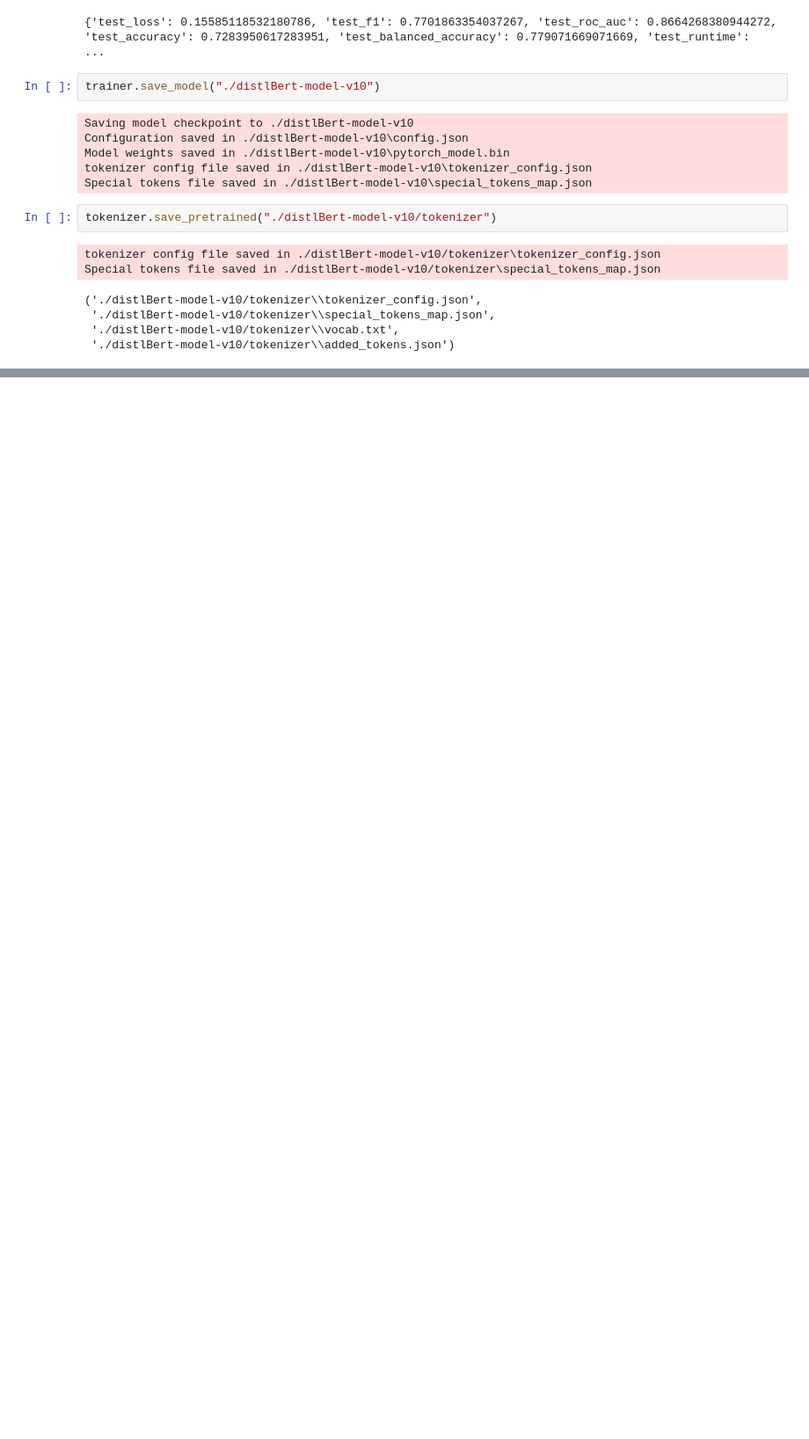
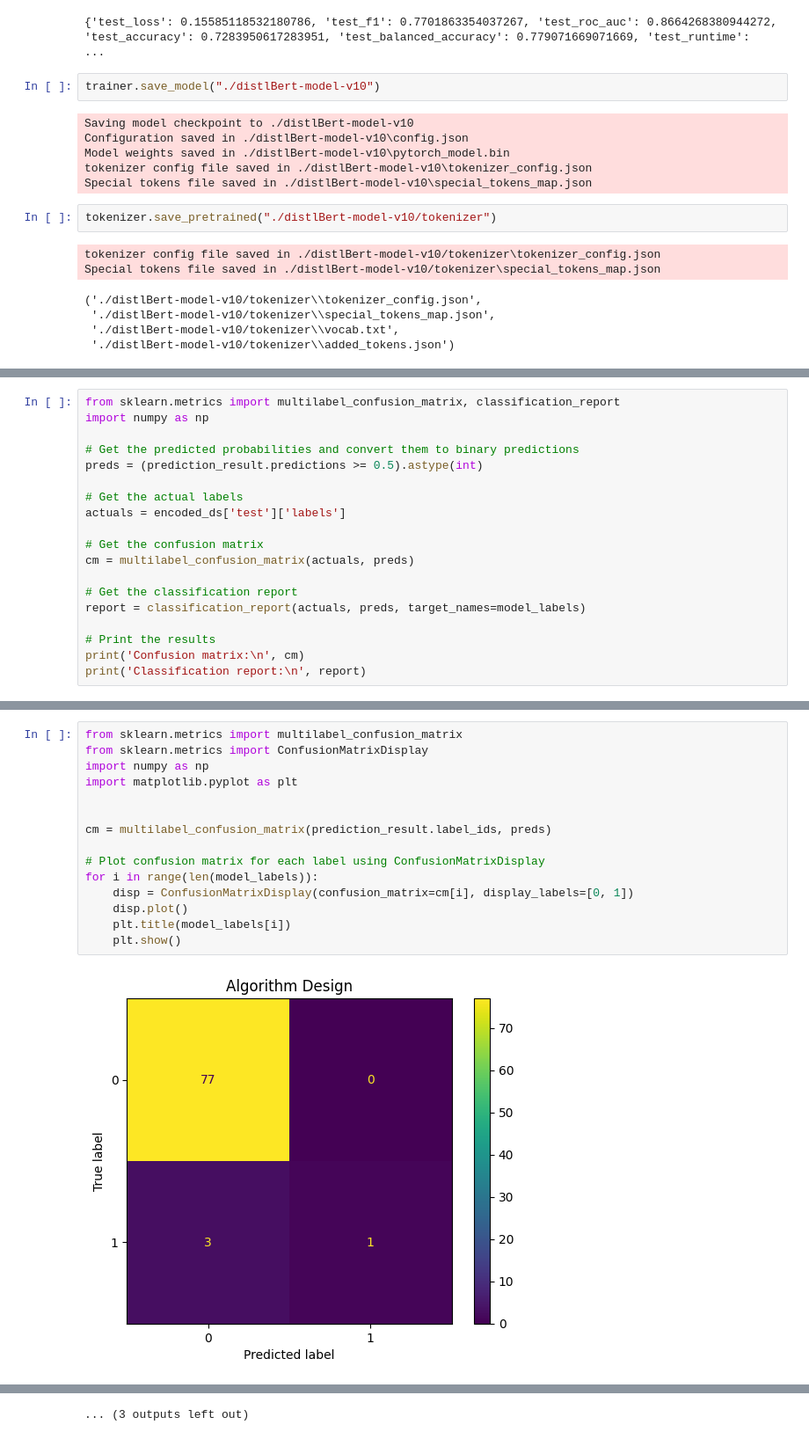
Before and after one commit to libbrary25252/QuestionModel, a Jupyter notebook: model/ModelTrain_distlBert.ipynb, the cells around one changed output, grey strips where cells are left out. Shown at 88% size. Drawn from its saved outputs; the diff is of its cells as text; blank space fills up the shorter version.

```diff
--- a/model/ModelTrain_distlBert.ipynb
+++ b/model/ModelTrain_distlBert.ipynb
@@ -380,0 +416,19 @@ Special tokens file saved in ./distlBert-model-v10/tokenizer\special_tokens_map.
+# %%
+from sklearn.metrics import multilabel_confusion_matrix, classification_report
+import numpy as np
+
+# Get the predicted probabilities and convert them to binary predictions
+preds = (prediction_result.predictions >= 0.5).astype(int)
+
+# Get the actual labels
+actuals = encoded_ds['test']['labels']
+
+# Get the confusion matrix
+cm = multilabel_confusion_matrix(actuals, preds)
+
+# Get the classification report
+report = classification_report(actuals, preds, target_names=model_labels)
+
+# Print the results
+print('Confusion matrix:\n', cm)
+print('Classification report:\n', report)
@@ -380,0 +453,17 @@ Special tokens file saved in ./distlBert-model-v10/tokenizer\special_tokens_map.
+# %%
+from sklearn.metrics import multilabel_confusion_matrix
+from sklearn.metrics import ConfusionMatrixDisplay
+import numpy as np
+import matplotlib.pyplot as plt
+
+
+cm = multilabel_confusion_matrix(prediction_result.label_ids, preds)
+
+# Plot confusion matrix for each label using ConfusionMatrixDisplay
+for i in range(len(model_labels)):
+    disp = ConfusionMatrixDisplay(confusion_matrix=cm[i], display_labels=[0, 1])
+    disp.plot()
+    plt.title(model_labels[i])
+    plt.show()
+# %% [output]
+[figure, added]
@@ -380,0 +481 @@ Special tokens file saved in ./distlBert-model-v10/tokenizer\special_tokens_map.
+... (3 outputs left out)
```
Also changed, not shown: parts of 8 cells of this notebook, 49 other files.
